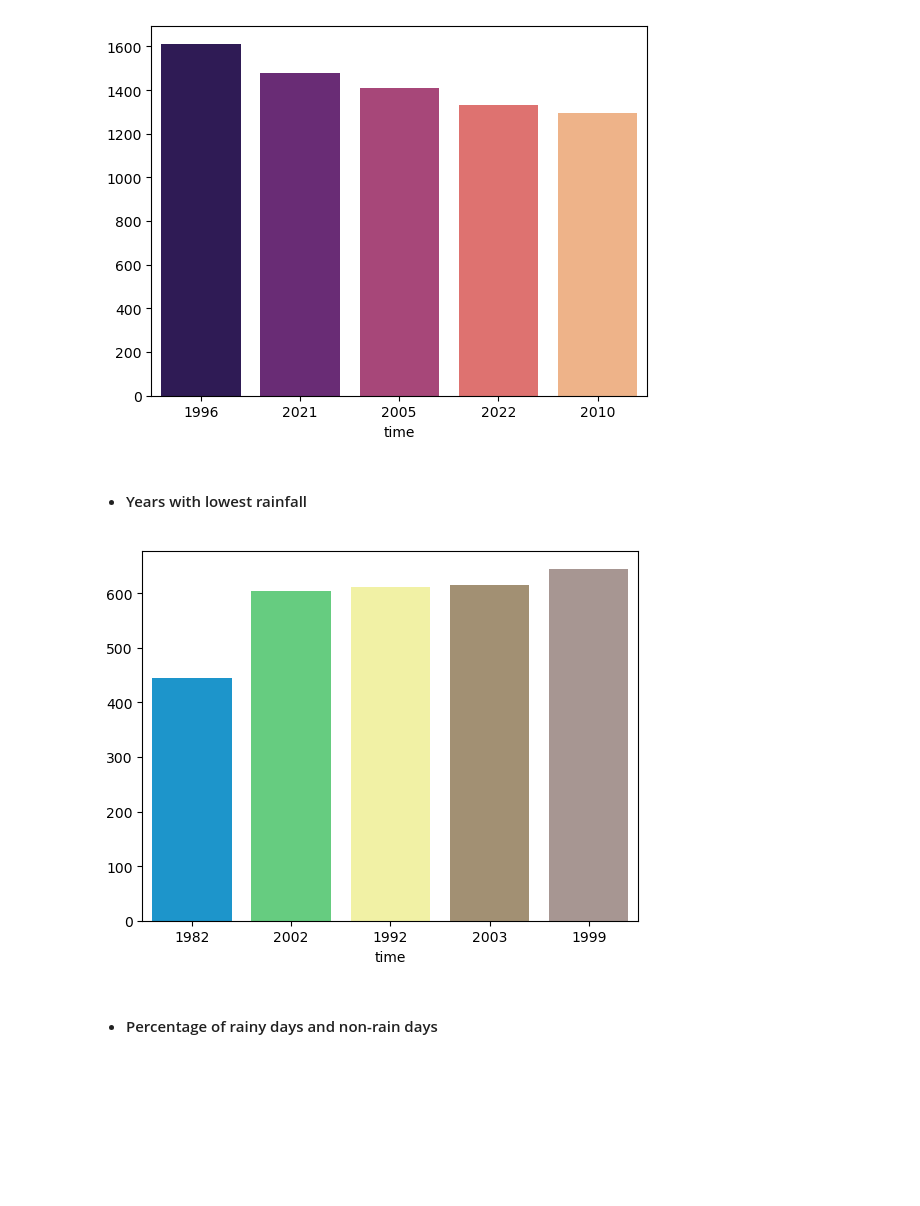
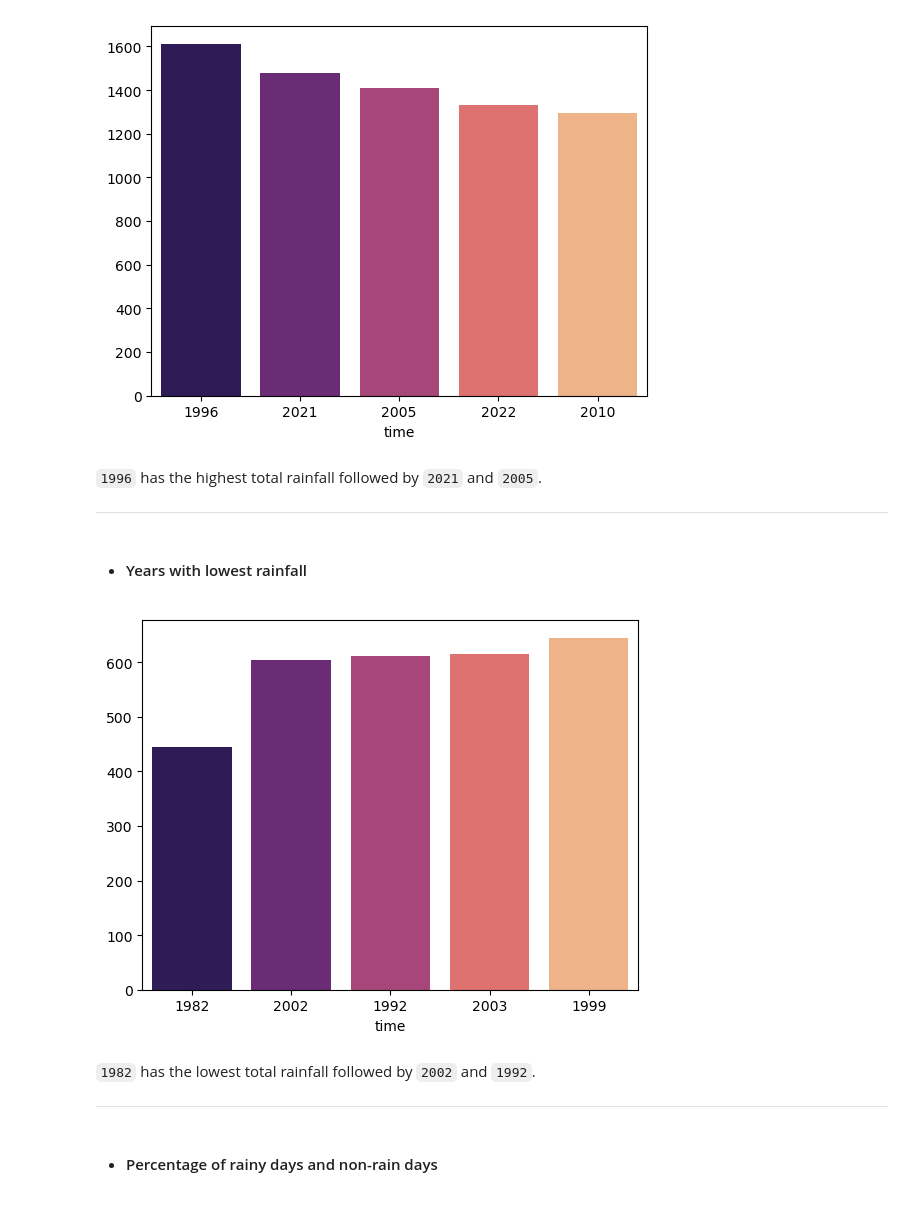
Before and after one commit to S-Vijay-vj/Chennai-Weather-data-analysis-and-Forecasting, a Jupyter notebook: weather_data_analysis_and_forecasting.ipynb, the cells around one changed output. Drawn from its saved outputs; the diff is of its cells as text; code cells hidden in the pictures; blank space fills up the shorter version.

```diff
--- a/weather_data_analysis_and_forecasting.ipynb
+++ b/weather_data_analysis_and_forecasting.ipynb
@@ -333,15 +346,23 @@ sns.barplot(x= max_rain_sum.index,y=max_rain_sum.values,order=max_rain_sum.index
 plt.show()
 # %% [output]
 [figure]
+# %% [markdown]
+`1996` has the highest total rainfall followed by `2021` and `2005`.
+
+----
 # %% [markdown]
 - #### Years with lowest rainfall
 # %%
 min_rain_sum=df.groupby(df.index.year)['rain_sum'].sum()
 min_rain_sum=min_rain_sum.loc[:2022].sort_values().head()
-sns.barplot(x= min_rain_sum.index,y=min_rain_sum.values,order=min_rain_sum.index,palette='terrain')
+sns.barplot(x= min_rain_sum.index,y=min_rain_sum.values,order=min_rain_sum.index,palette='magma')
 plt.show()
 # %% [output]
-[figure, old version]
+[figure, new version]
+# %% [markdown]
+`1982` has the lowest total rainfall followed by `2002` and `1992`.
+
+----
 # %% [markdown]
 - #### Percentage of rainy days and non-rain days
 # %%
```
Also changed, not shown: parts of 77 cells of this notebook.
